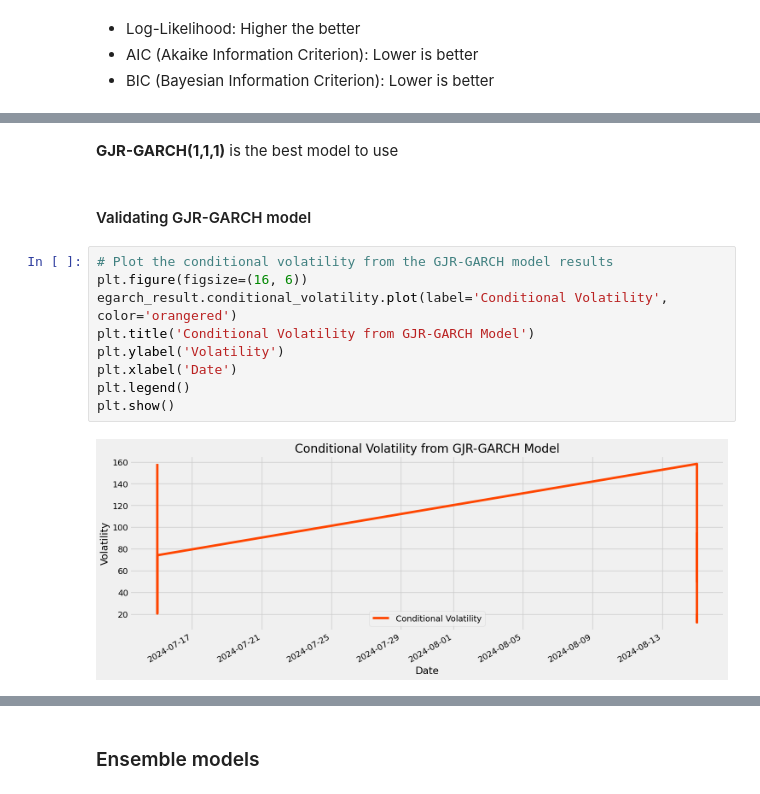
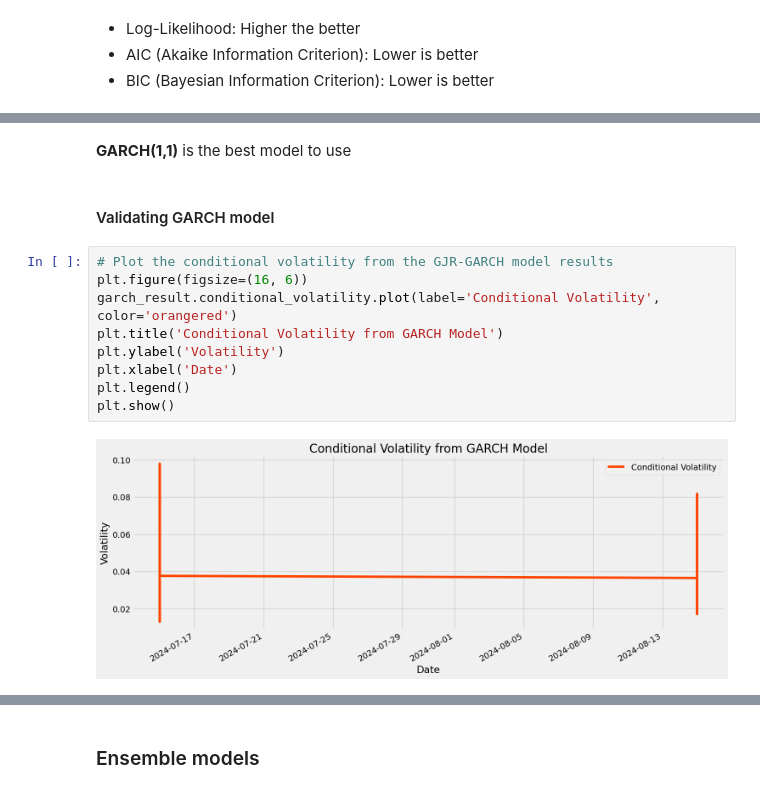
Before and after one commit to DVIlangamge/FYP--Rice-Price-Volatility-Analysis-and-Forecasting, a Jupyter notebook: FYP.ipynb, the cells around one changed output, grey strips where cells are left out. Drawn from its saved outputs; the diff is of its cells as text.

```diff
--- a/FYP.ipynb
+++ b/FYP.ipynb
@@ -3328,18 +3501,18 @@ EGARCH(1,1)           -64.944974  139.889948  142.314481
 # %% [markdown]
-**GJR-GARCH(1,1,1)** is the best model to use
+**GARCH(1,1)** is the best model to use
 # %% [markdown]
-#### Validating GJR-GARCH model
+#### Validating GARCH model
 # %%
 # Plot the conditional volatility from the GJR-GARCH model results
 plt.figure(figsize=(16, 6))
-egarch_result.conditional_volatility.plot(label='Conditional Volatility', color='orangered')
-plt.title('Conditional Volatility from GJR-GARCH Model')
+garch_result.conditional_volatility.plot(label='Conditional Volatility', color='orangered')
+plt.title('Conditional Volatility from GARCH Model')
 plt.ylabel('Volatility')
 plt.xlabel('Date')
 plt.legend()
 plt.show()
 # %% [output]
-[figure, old version]
+[figure, new version]
 # %%
 # Forecast 14 days into the future
 forecast_horizon = 14
```
Also changed, not shown: parts of 89 cells of this notebook.
